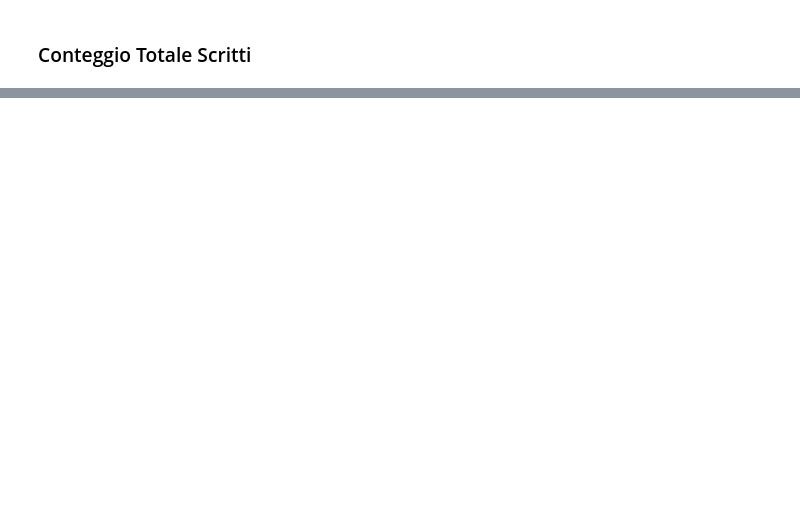
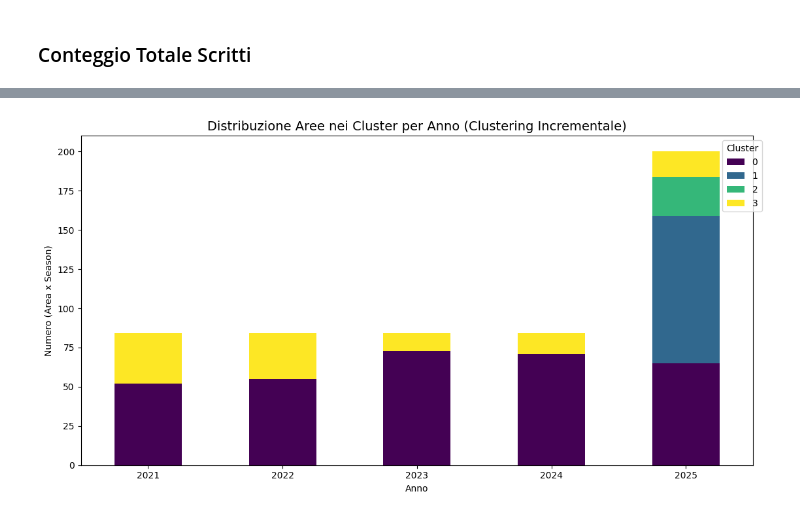
Before and after one commit to SickCiQuattro/SEBD_homework, a Jupyter notebook: InfluxDB/los_angeles_crime_data.ipynb, the cells around one changed output, grey strips where cells are left out. Cells and saved outputs as stored; diff of their text form; code cells hidden in the pictures; blank space fills up the shorter version.

```diff
--- a/InfluxDB/los_angeles_crime_data.ipynb
+++ b/InfluxDB/los_angeles_crime_data.ipynb
@@ -1022,0 +1186,95 @@ plt.show()
+# %%
+# =============================
+# CLUSTERING INCREMENTALE con River
+# =============================
+
+print("=" * 60)
+print("CLUSTERING INCREMENTALE con river.cluster.KMeans")
+print("=" * 60)
+
+# Feature per clustering (normalizzate manualmente per river)
+feature_cols = ['total', 'pct_weapon', 'pct_night', 'pct_violent']
+n_clusters = 4
+
+# Calcola statistiche per normalizzazione incrementale
+feature_stats = df_features[feature_cols].agg(['mean', 'std'])
+print("\nStatistiche feature (per normalizzazione):")
+print(feature_stats.round(2))
+
+# Funzione di normalizzazione
+def normalize_row(row, stats=feature_stats):
+    return {col: (row[col] - stats[col]['mean']) / stats[col]['std']
+            for col in feature_cols}
+
+# Inizializza modello KMeans incrementale da river
+incremental_kmeans = cluster.KMeans(n_clusters=n_clusters, seed=42)
+
+# Lista per salvare assegnazioni
+cluster_assignments = []
+
+print("\nTraining incrementale in corso...")
+start_time = time.time()
+
+# Simula stream: processa un record alla volta
+for idx, row in df_features.iterrows():
+    # Normalizza features
+    x = normalize_row(row)
+
+    # Learn e predict (incrementale)
+    incremental_kmeans.learn_one(x)
+    cluster_id = incremental_kmeans.predict_one(x)
+
+    cluster_assignments.append({
+        'area_name': row['area_name'],
+        'season': row['season'],
+        'Year': row['Year'],
+        'total': row['total'],
+        'pct_weapon': row['pct_weapon'],
+        'pct_night': row['pct_night'],
+        'pct_violent': row['pct_violent'],
+        'Cluster': cluster_id
+    })
+
+    if (idx + 1) % 100 == 0:
+        print(f"   Processati {idx + 1}/{len(df_features)} record...")
+
+df_clustered = pd.DataFrame(cluster_assignments)
+print(f"\nClustering completato in {time.time() - start_time:.2f}s")
+
+# === ANALISI CENTROIDI ===
+print("\n" + "=" * 60)
+print("CENTROIDI DEI CLUSTER")
+print("=" * 60)
+
+centroids = df_clustered.groupby('Cluster')[feature_cols].mean()
+print(centroids.round(2).to_string())
+
+# Interpretazione cluster
+print("\nInterpretazione Cluster:")
+for c_id in centroids.index:
+    row = centroids.loc[c_id]
+    crime_level = "ALTO" if row['total'] > centroids['total'].median() else "BASSO"
+    violent_level = "ALTO" if row['pct_violent'] > centroids['pct_violent'].median() else "BASSO"
+    weapon_level = "ALTO" if row['pct_weapon'] > centroids['pct_weapon'].median() else "BASSO"
+    night_level = "ALTO" if row['pct_night'] > centroids['pct_night'].median() else "BASSO"
+    print(f"   Cluster {c_id}: Volume {crime_level}, Violenza {violent_level}, Armi {weapon_level}, Notturni {night_level}")
+
+# === DISTRIBUZIONE PER ANNO ===
+print("\n" + "=" * 60)
+print("DISTRIBUZIONE CLUSTER PER ANNO")
+print("=" * 60)
+
+cluster_by_year = df_clustered.groupby(['Year', 'Cluster']).size().unstack(fill_value=0)
+print(cluster_by_year)
+
+# Grafico distribuzione per anno
+fig, ax = plt.subplots(figsize=(12, 6))
+cluster_by_year.plot(kind='bar', stacked=True, ax=ax, colormap='viridis')
+ax.set_title('Distribuzione Aree nei Cluster per Anno (Clustering Incrementale)', fontsize=14)
+ax.set_ylabel('Numero (Area x Season)')
+ax.set_xlabel('Anno')
+ax.legend(title='Cluster', bbox_to_anchor=(1.02, 1))
+plt.xticks(rotation=0)
+plt.tight_layout()
+plt.show()
+# %% [output]
@@ -1022,0 +1298 @@ plt.show()
+[figure, added]
```
Also changed, not shown: parts of 22 cells of this notebook.
